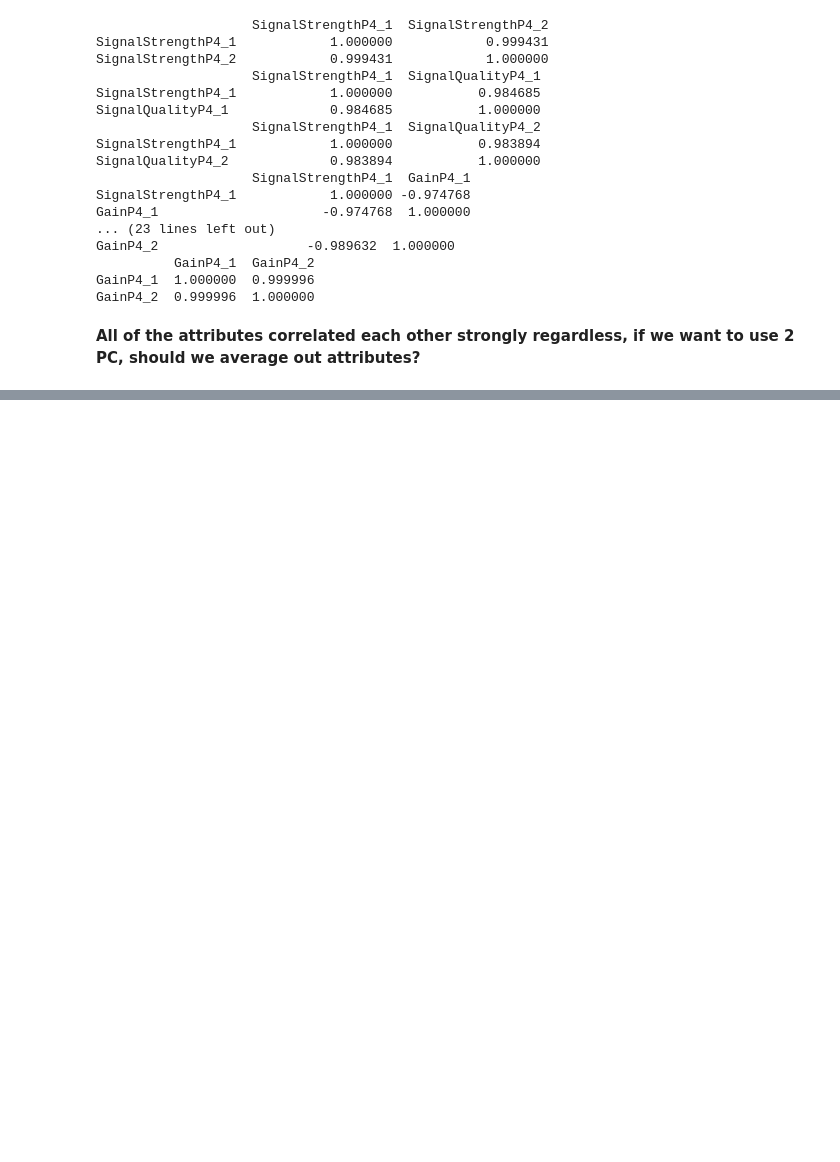
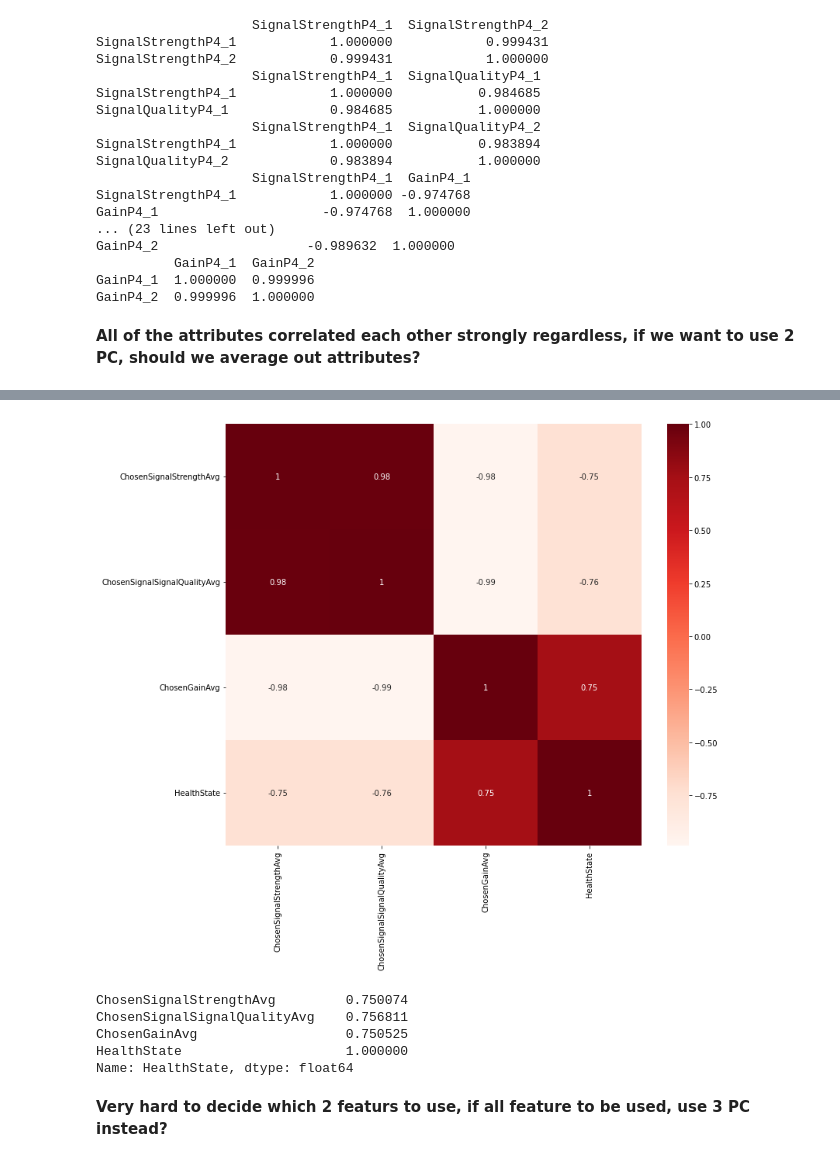
Before and after one commit to davidhgh/csc3005-AE, a Jupyter notebook: DataD_final.ipynb, the cells around one changed output, grey strips where cells are left out. Saved outputs shown, nothing was run; the diff lists cells and outputs as text; code cells hidden in the pictures; blank space fills up the shorter version.

```diff
--- a/DataD_final.ipynb
+++ b/DataD_final.ipynb
@@ -257,3 +257,11 @@ GainP4_1  1.000000  0.999996
 GainP4_2  0.999996  1.000000
 # %% [markdown]
 __All of the attributes correlated each other strongly regardless, if we want to use 2 PC, should we average out attributes?__
+# %%
+#Take averages of chosen attributes based on type and path
+dataD_chosen = pd.DataFrame()
+dataD_chosen['ChosenSignalStrengthAvg'] = dataD[["SignalStrengthP4_1","SignalStrengthP4_2"]].mean(axis=1)
+dataD_chosen['ChosenSignalSignalQualityAvg'] = dataD[["SignalQualityP4_1","SignalQualityP4_2"]].mean(axis=1)
+dataD_chosen['ChosenGainAvg'] = dataD[["GainP4_1","GainP4_2"]].mean(axis=1)
+dataD_chosen['HealthState'] = dataD[["HealthState"]]
+dataD_chosen
@@ -259,0 +282,22 @@ __All of the attributes correlated each other strongly regardless, if we want to
+# %%
+#Using Pearson Correlation again
+plt.figure(figsize=(12,10))
+cor = dataD_chosen.corr()
+sns.heatmap(cor, annot=True, cmap=plt.cm.Reds)
+plt.show()
+# %% [output]
+[figure, added]
+# %%
+#Correlation with output variable
+cor_target = abs(cor["HealthState"])
+#Selecting highly correlated features
+relevant_features = cor_target[cor_target>0.5]
+relevant_features
+# %% [output]
+ChosenSignalStrengthAvg         0.750074
+ChosenSignalSignalQualityAvg    0.756811
+ChosenGainAvg                   0.750525
+HealthState                     1.000000
+Name: HealthState, dtype: float64
+# %% [markdown]
+__Very hard to decide which 2 featurs to use, if all feature to be used, use 3 PC instead?__
```
Also changed, not shown: parts of 2 cells of this notebook.
